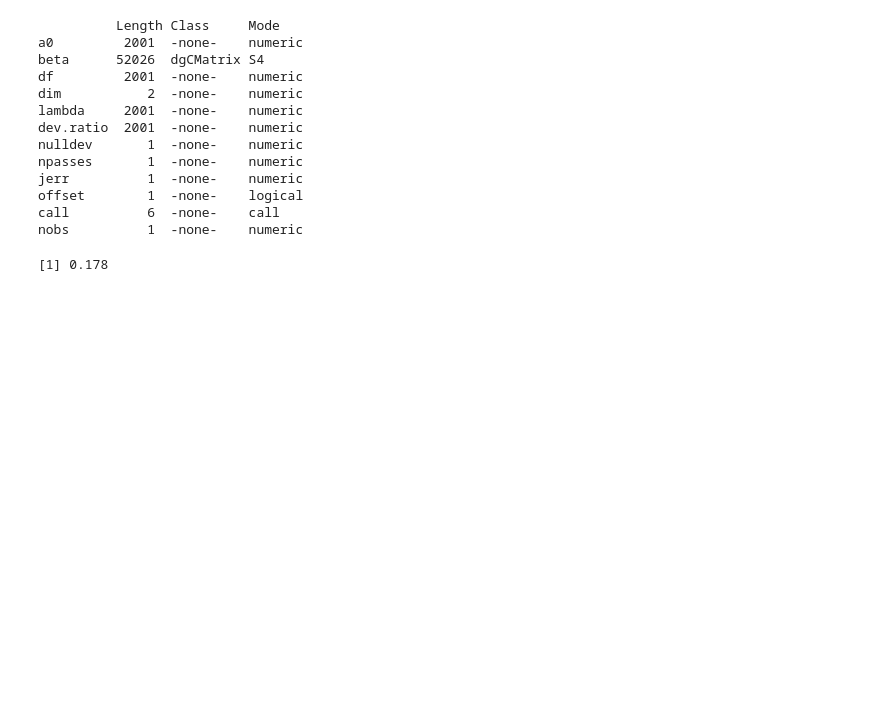
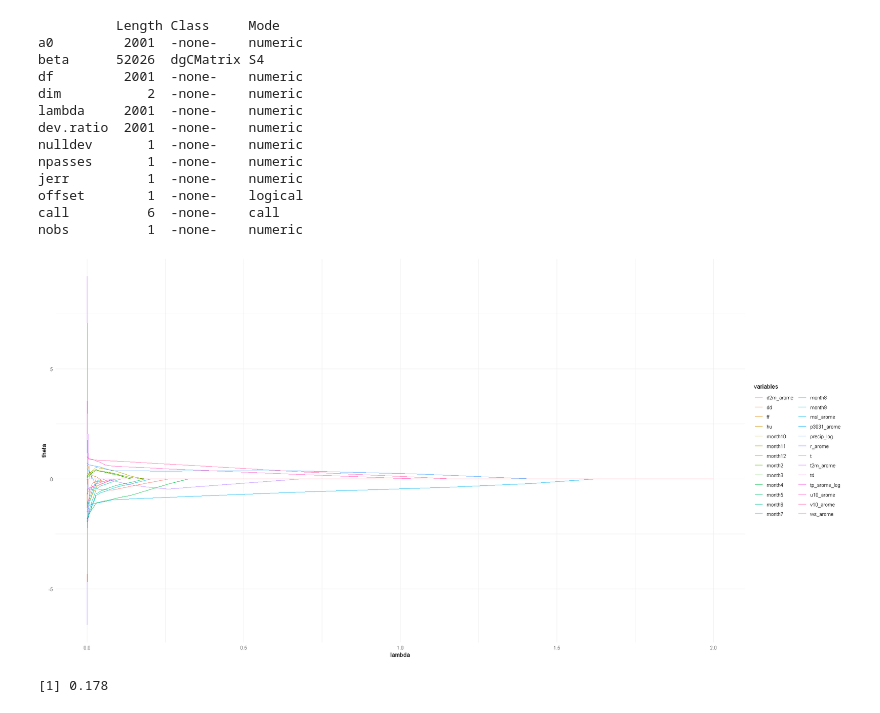
Before and after one commit to NguyenHai7120/4A-MachineLearning-Project, a Jupyter notebook: Regression-R.ipynb, the cells around one changed output. Cells and saved outputs as stored; diff of their text form; code cells hidden in the pictures; blank space fills up the shorter version.

```diff
--- a/Regression-R.ipynb
+++ b/Regression-R.ipynb
@@ -960,7 +907,10 @@ call          6  -none-    call
 nobs          1  -none-    numeric
 # %%
 plt.lasso = regularisation_path(reg.lasso)
+plt.lasso
 # ggplotly(plt.lasso)
+# %% [output]
+[figure, added]
 # %%
 lasso_cv <- cv.glmnet(x = x_train, y = y_train, alpha=1, lambda=lambda_seq, standardize=TRUE)
 lasso_cv$lambda.min
```
Also changed, not shown: parts of 92 cells of this notebook, 1 other file.
